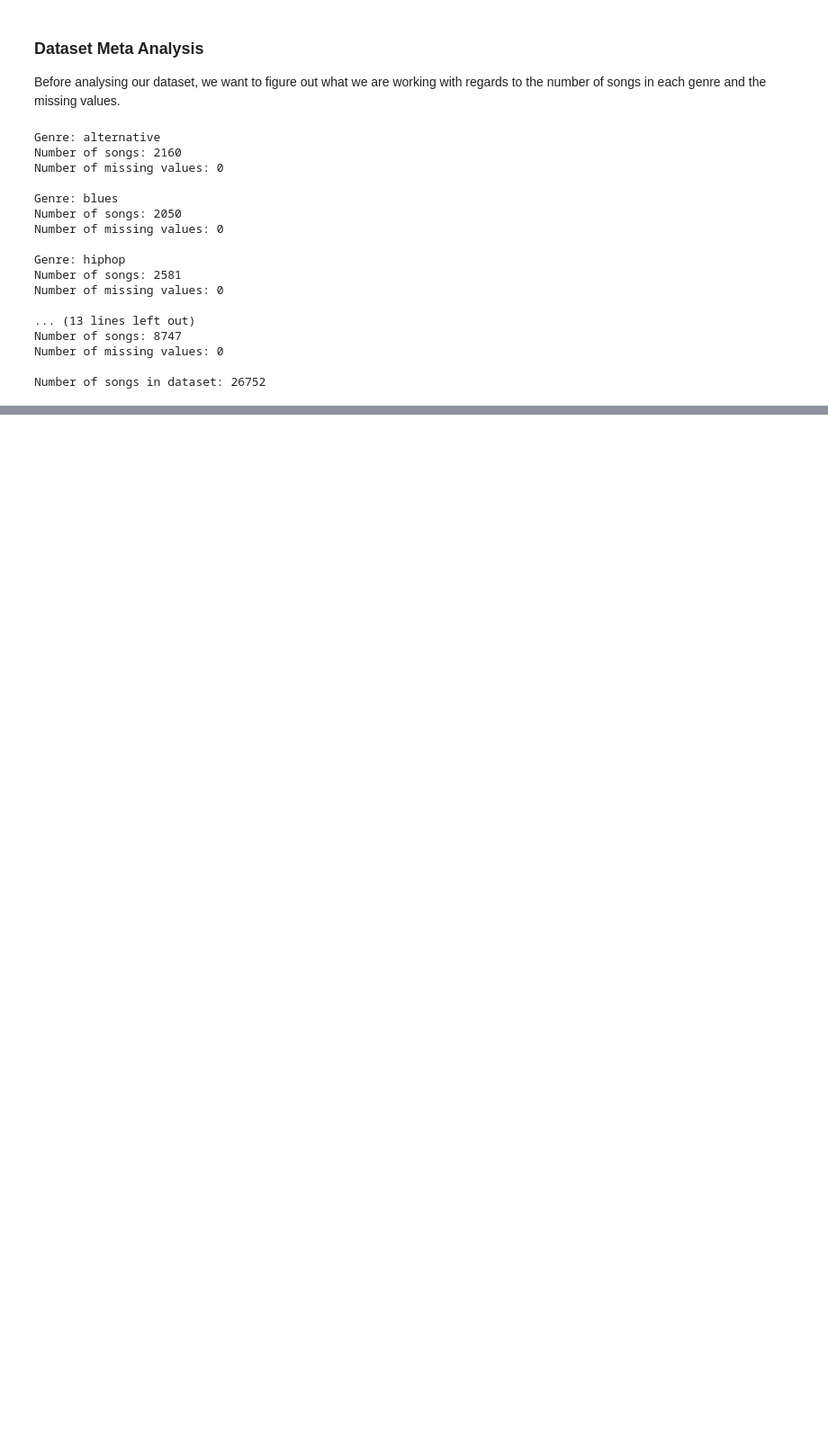
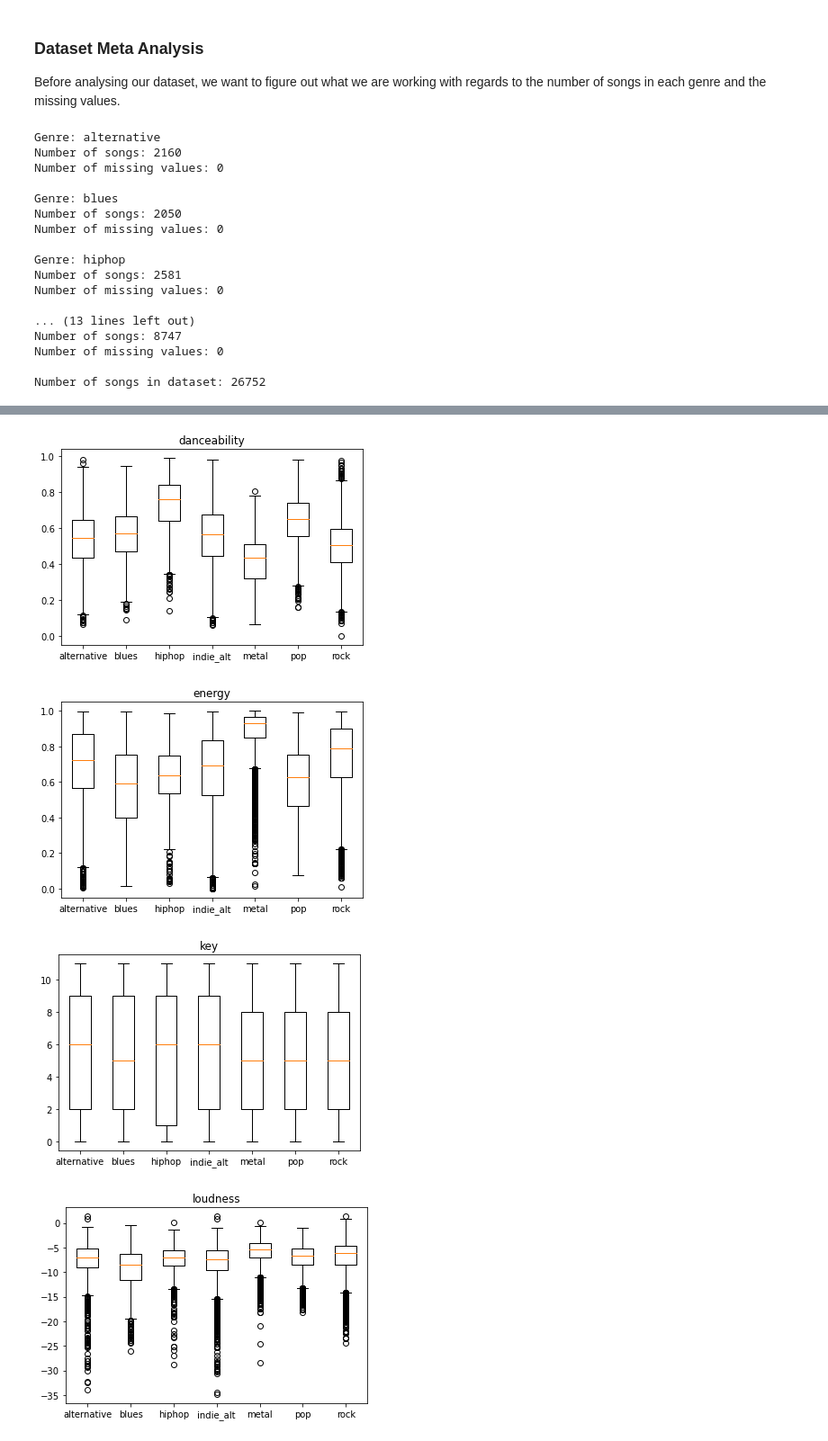
Before and after one commit to JVP15/Song-Feature-Analysis, a Jupyter notebook: Analysis.ipynb, the cells around one changed output, grey strips where cells are left out. Shown at 90% size. Saved outputs shown, nothing was run; the diff lists cells and outputs as text; code cells hidden in the pictures; blank space fills up the shorter version.

Commit message:
Added box plots and some analysis of those plots

```diff
--- a/Analysis.ipynb
+++ b/Analysis.ipynb
@@ -96,0 +111,24 @@ There is a disproportionately large number of rock songs, so if we end up buildi
+# %%
+import matplotlib.pyplot as plt
+
+def get_attribute_from_genres(att_name):
+    return [alternative[att_name],
+            blues[att_name],
+            hiphop[att_name],
+            indie_alt[att_name],
+            metal[att_name],
+            pop[att_name],
+            rock[att_name]]
+
+
+for col in dataset.loc[:, 'danceability':'duration_ms']:
+    fig, ax = plt.subplots()
+    ax.boxplot(get_attribute_from_genres(col))
+    ax.set_title(col)
+    ax.set_xticklabels(genres)
+    plt.show()
+# %% [output]
+[figure, added]
+[figure, added]
+[figure, added]
+[figure, added]
```
Also changed, not shown: parts of 5 cells of this notebook.
